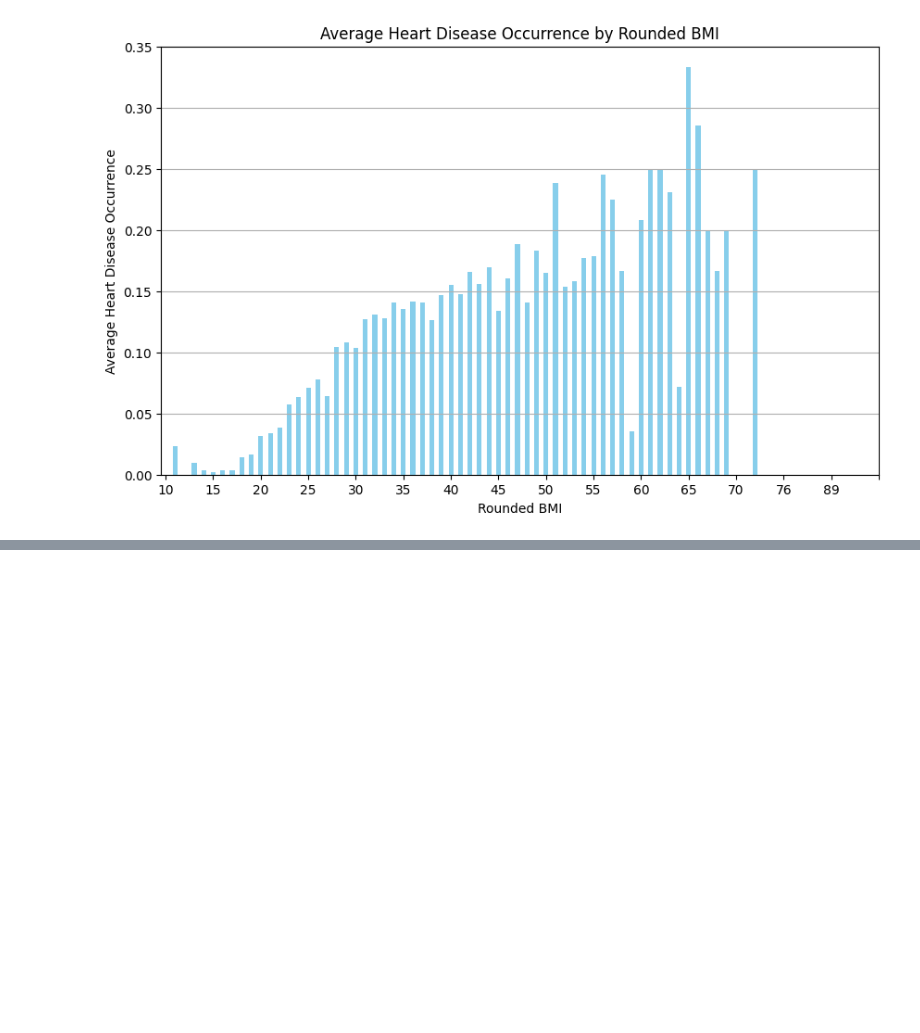
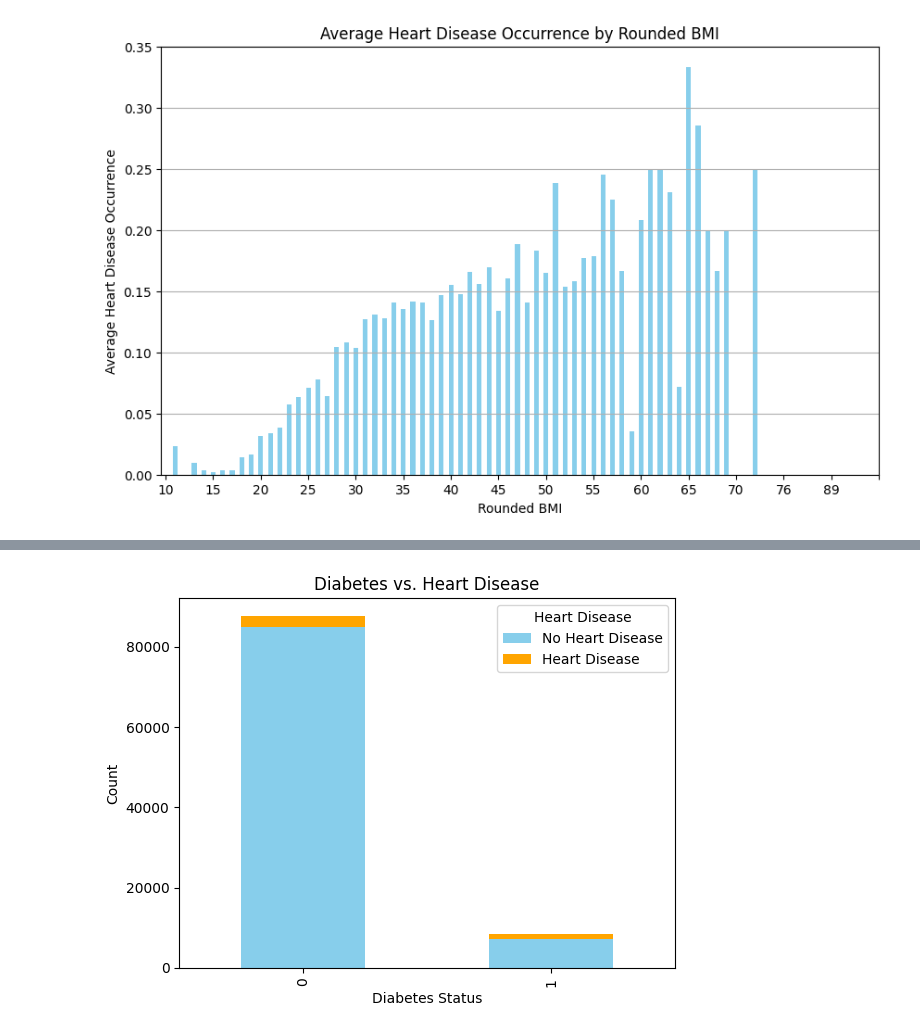
Before and after one commit to paulettepetracco/diabetes_predictive_analysis, a Jupyter notebook: analysis/script.ipynb, the cells around one changed output, grey strips where cells are left out. Saved outputs shown, nothing was run; the diff lists cells and outputs as text; code cells hidden in the pictures; blank space fills up the shorter version.

```diff
--- a/analysis/script.ipynb
+++ b/analysis/script.ipynb
@@ -509,0 +526,18 @@ plt.show()
+# %%
+contingency_table = pd.crosstab(data['diabetes'], data['heart_disease'])
+
+# Plot a stacked bar plot
+contingency_table.plot(kind='bar', stacked=True, color=['skyblue', 'orange'])
+
+# Set labels and title
+plt.xlabel('Diabetes Status')
+plt.ylabel('Count')
+plt.title('Diabetes vs. Heart Disease')
+
+# Set legend
+plt.legend(title='Heart Disease', labels=['No Heart Disease', 'Heart Disease'])
+
+# Show the plot
+plt.show()
+# %% [output]
+[figure, added]
```
Also changed, not shown: parts of 6 cells of this notebook.
